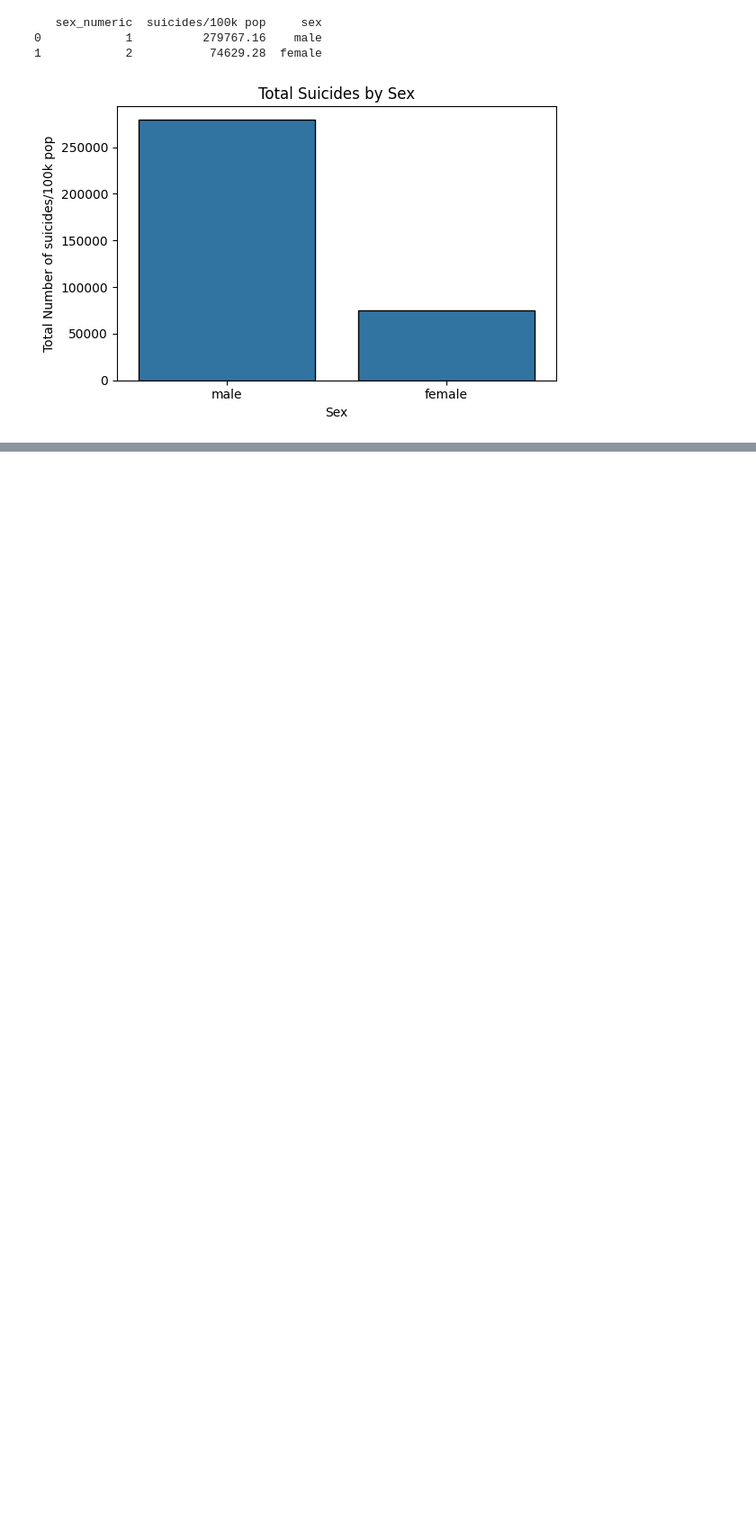
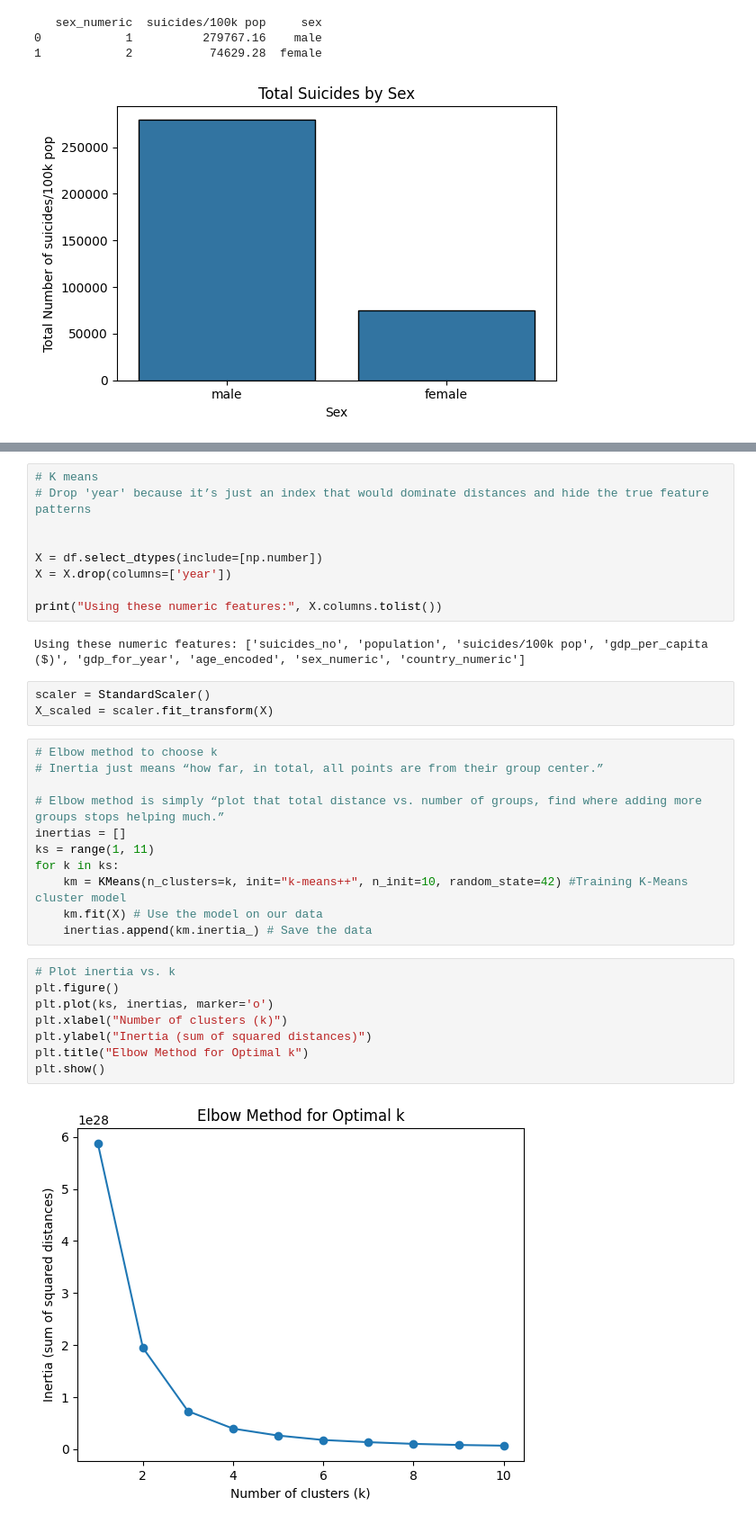
Before and after one commit to LukasRonberg/BIExam, a Jupyter notebook: suicide.ipynb, the cells around one changed output, grey strips where cells are left out. Shown at 90% size. Saved outputs shown, nothing was run; the diff lists cells and outputs as text; blank space fills up the shorter version.

```diff
--- a/suicide.ipynb
+++ b/suicide.ipynb
@@ -331,0 +334,35 @@ print("hej")
+# %%
+# K means
+# Drop 'year' because it’s just an index that would dominate distances and hide the true feature patterns
+
+
+X = df.select_dtypes(include=[np.number])
+X = X.drop(columns=['year'])
+
+print("Using these numeric features:", X.columns.tolist())
+# %% [output]
+Using these numeric features: ['suicides_no', 'population', 'suicides/100k pop', 'gdp_per_capita ($)', 'gdp_for_year', 'age_encoded', 'sex_numeric', 'country_numeric']
+# %%
+scaler = StandardScaler()
+X_scaled = scaler.fit_transform(X)
+# %%
+# Elbow method to choose k
+# Inertia just means “how far, in total, all points are from their group center.”
+
+# Elbow method is simply “plot that total distance vs. number of groups, find where adding more groups stops helping much.”
+inertias = []
+ks = range(1, 11)
+for k in ks:
+    km = KMeans(n_clusters=k, init="k-means++", n_init=10, random_state=42) #Training K-Means cluster model
+    km.fit(X) # Use the model on our data
+    inertias.append(km.inertia_) # Save the data
+# %%
+# Plot inertia vs. k
+plt.figure()
+plt.plot(ks, inertias, marker='o')
+plt.xlabel("Number of clusters (k)")
+plt.ylabel("Inertia (sum of squared distances)")
+plt.title("Elbow Method for Optimal k")
+plt.show()
+# %% [output]
+[figure, added]
```
Also changed, not shown: parts of 21 cells of this notebook.
